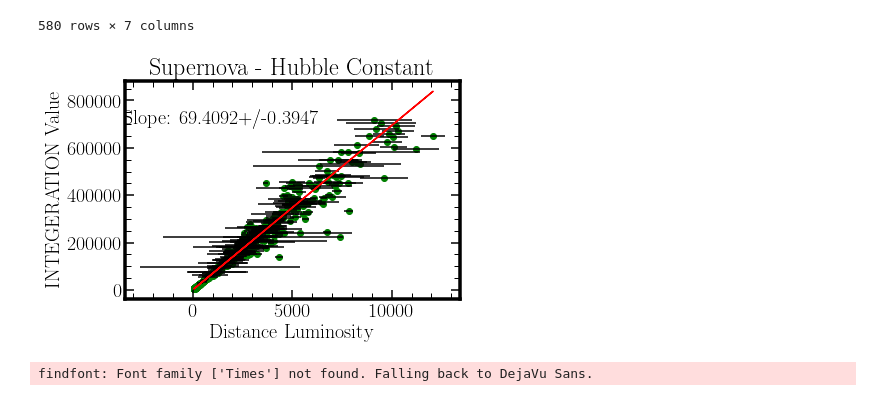
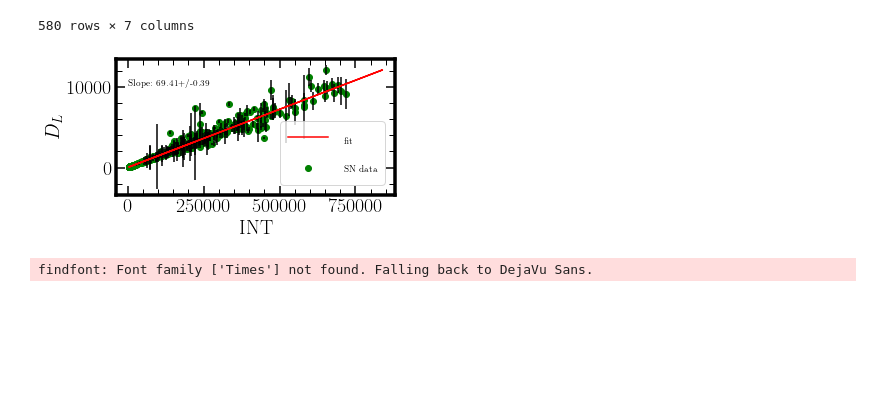
Before and after one commit to AshleyChraya/HubbleConstant-ConstraintsForVCG, a Jupyter notebook: Python Codes/H0 using GWTC3.ipynb, the cells around one changed output. Saved outputs shown, nothing was run; the diff lists cells and outputs as text; code cells hidden in the pictures; blank space fills up the shorter version.

```diff
--- a/Python Codes/H0 using GWTC3.ipynb
+++ b/Python Codes/H0 using GWTC3.ipynb
@@ -11,7 +11,7 @@ from matplotlib.pyplot import figure
 from matplotlib.patches import Ellipse
 import matplotlib.transforms as transforms
 from scipy.optimize import curve_fit
-plt.style.use('/root/Github_Repos/HubbleConstant-ConstraintsForVCG/standard.mplstyle')
+#plt.style.use('/root/Github_Repos/HubbleConstant-ConstraintsForVCG/standard.mplstyle')
 # %% [markdown]
 Importing data
 # %%
@@ -150,28 +150,33 @@ sort_data_SN
 # %%
 a=0
 e = np.repeat(100, len(z))
 INT=np.zeros(len(z))
 def func(x,m):
     return x/m
 for redshift in data_SN.Z_SN:
   g = quad(int_func,0,redshift)
   INT[a]+=(1+redshift)*g[0]*(300000)
   a=a+1
 popt, pcov=curve_fit(func,INT,data_SN.dLdata_SN,sigma=sort_data_SN.Error_DL_SN)
-p=format(popt[0],'.4f')
+p=format(popt[0],'.2f')
 err=pcov[0]**.5
-err1=format(err[0],'.4f')
+err1=format(err[0],'.2f')
 f=popt*data_SN.dLdata_SN
-plt.xlabel("Distance Luminosity")
-plt.ylabel("INTEGERATION Value")
-plt.title("Supernova - Hubble Constant")
-plt.scatter(data_SN.dLdata_SN,INT,color='green')
-plt.errorbar(data_SN.dLdata_SN,INT,xerr=sort_data_SN.Error_DL_SN,fmt=' ',ecolor='black', label='error')
-plt.plot(data_SN.dLdata_SN,f,color='red')
-plt.text(-3500,700000,"Slope: "+str(p)+"+/-"+str(err1))
+#plt.figure(figsize = (10,10))
+plt.ylabel(r'$D_L$')
+plt.xlabel("INT")
+plt.rcParams["figure.figsize"] = (5,2.5)
+#plt.title("Supernova - Hubble Constant")
+plt.scatter(INT,data_SN.dLdata_SN,color='green')
+plt.errorbar(INT,data_SN.dLdata_SN,yerr=sort_data_SN.Error_DL_SN,fmt=' ',ecolor='black', label='error')
+plt.plot(f,data_SN.dLdata_SN,color='red')
+plt.text(0,10000," \small Slope: "+str(p)+"+/-"+str(err1))
+plt.legend(['\small fit','\small SN data'])
+#plt.title(" H0 by SN")
+
 plt.show()
 # %% [output]
-[figure, old version]
+[figure, new version]
 # %%
 plt.xlabel("Redshifts")
 plt.ylabel("HUbble constant")
```
Also changed, not shown: parts of 2 cells of this notebook, 17 other files.
